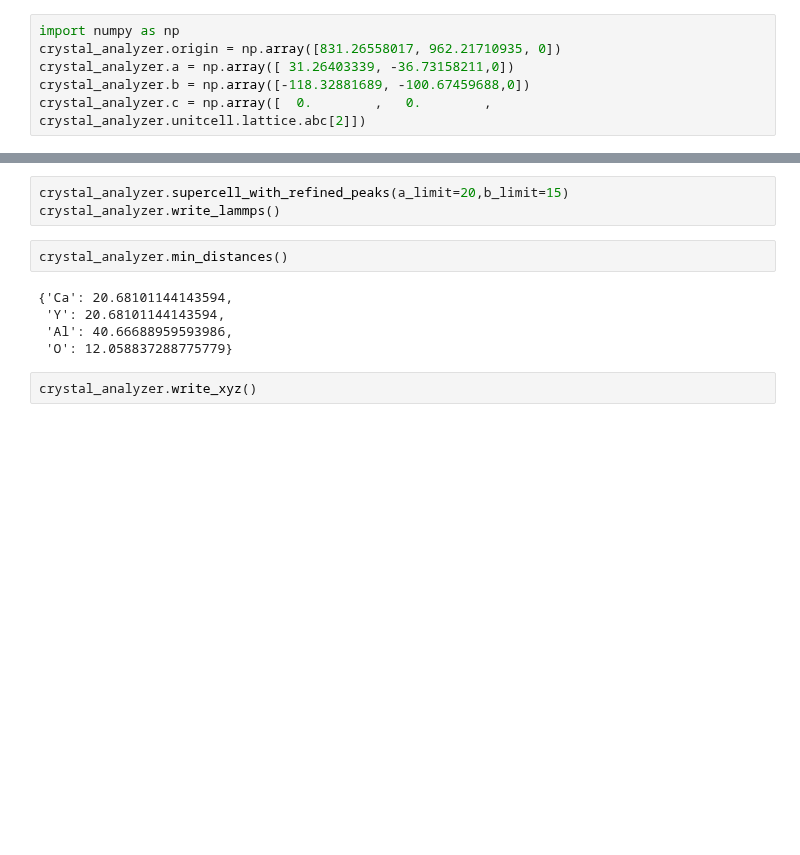
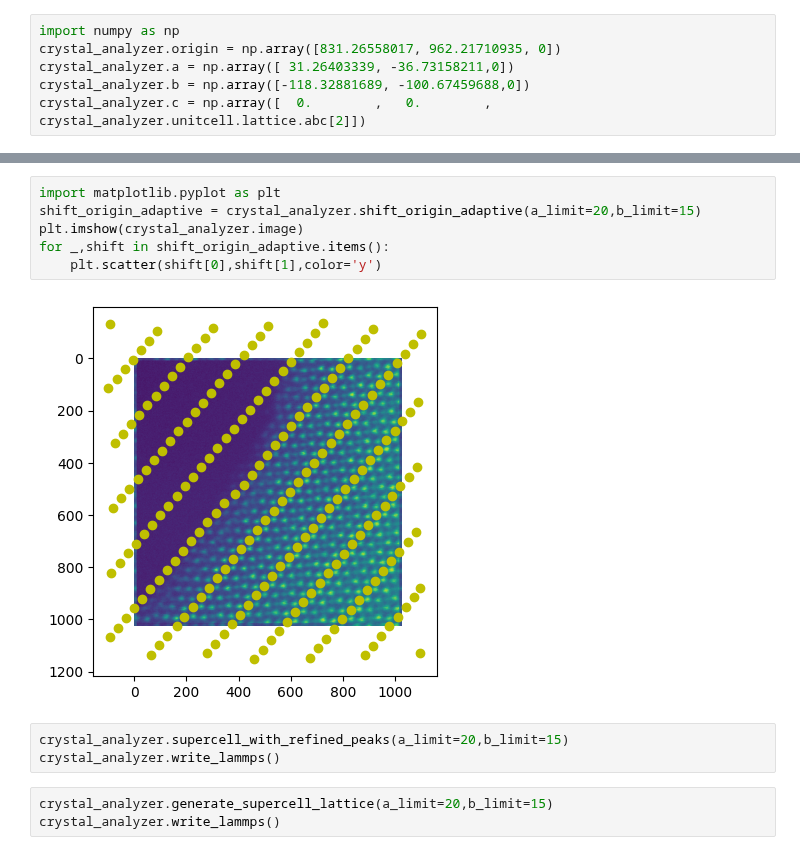
Before and after one commit to zezhong-zhang/qem, a Jupyter notebook: examples/crystal_analyzer.ipynb, the cells around one changed output, grey strips where cells are left out. Drawn from its saved outputs; the diff is of its cells as text; blank space fills up the shorter version.

```diff
--- a/examples/crystal_analyzer.ipynb
+++ b/examples/crystal_analyzer.ipynb
@@ -55,12 +53,14 @@ array([[ -75.94816783,  -64.61698326,    0.        ,    0.        ],
+# %%
+import matplotlib.pyplot as plt
+shift_origin_adaptive = crystal_analyzer.shift_origin_adaptive(a_limit=20,b_limit=15)
+plt.imshow(crystal_analyzer.image)
+for _,shift in shift_origin_adaptive.items():
+    plt.scatter(shift[0],shift[1],color='y')
+# %% [output]
+[figure, added]
 # %%
 crystal_analyzer.supercell_with_refined_peaks(a_limit=20,b_limit=15)
 crystal_analyzer.write_lammps()
-# %%
-crystal_analyzer.min_distances()
-# %% [output]
-{'Ca': 20.68101144143594,
- 'Y': 20.68101144143594,
- 'Al': 40.66688959593986,
- 'O': 12.058837288775779}
-# %%
-crystal_analyzer.write_xyz()
+# %%
+crystal_analyzer.generate_supercell_lattice(a_limit=20,b_limit=15)
+crystal_analyzer.write_lammps()
```
Also changed, not shown: parts of 5 cells of this notebook, 1 other file.
